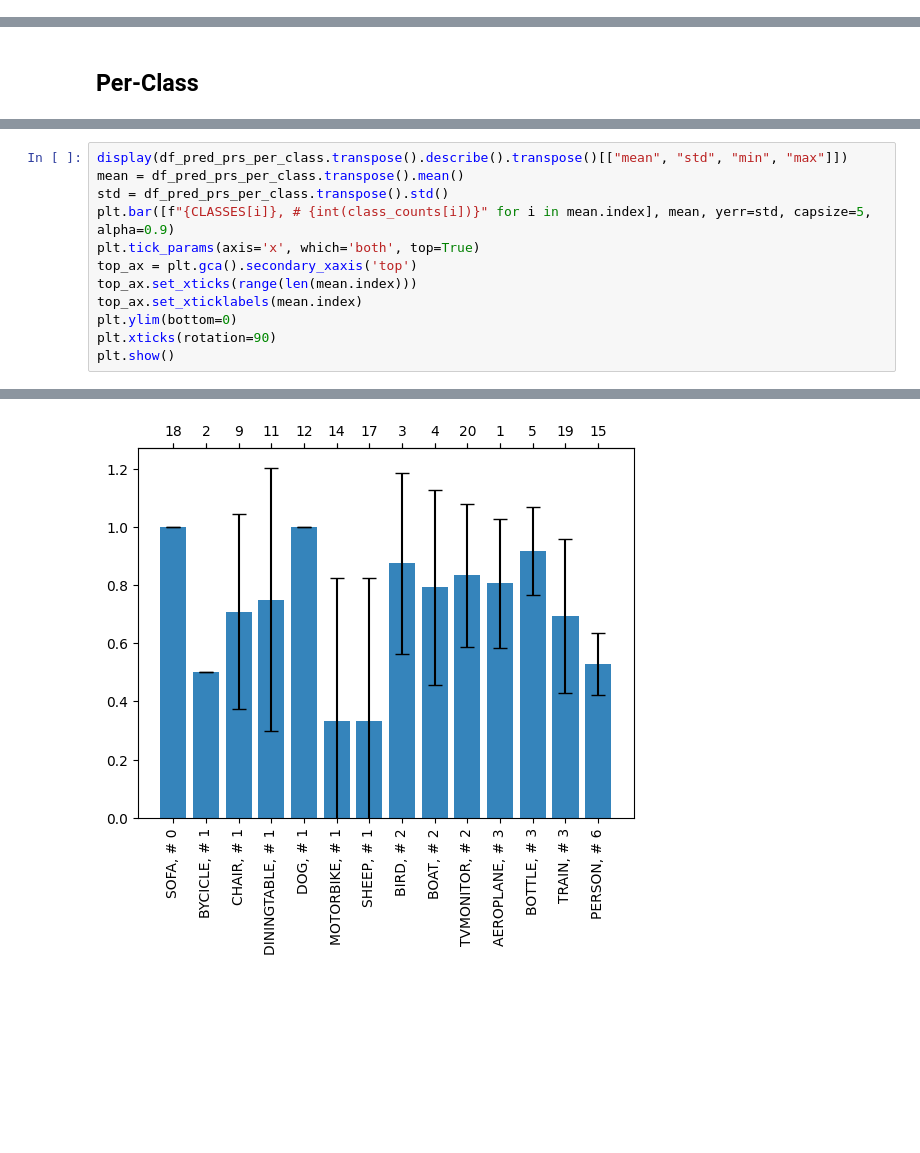
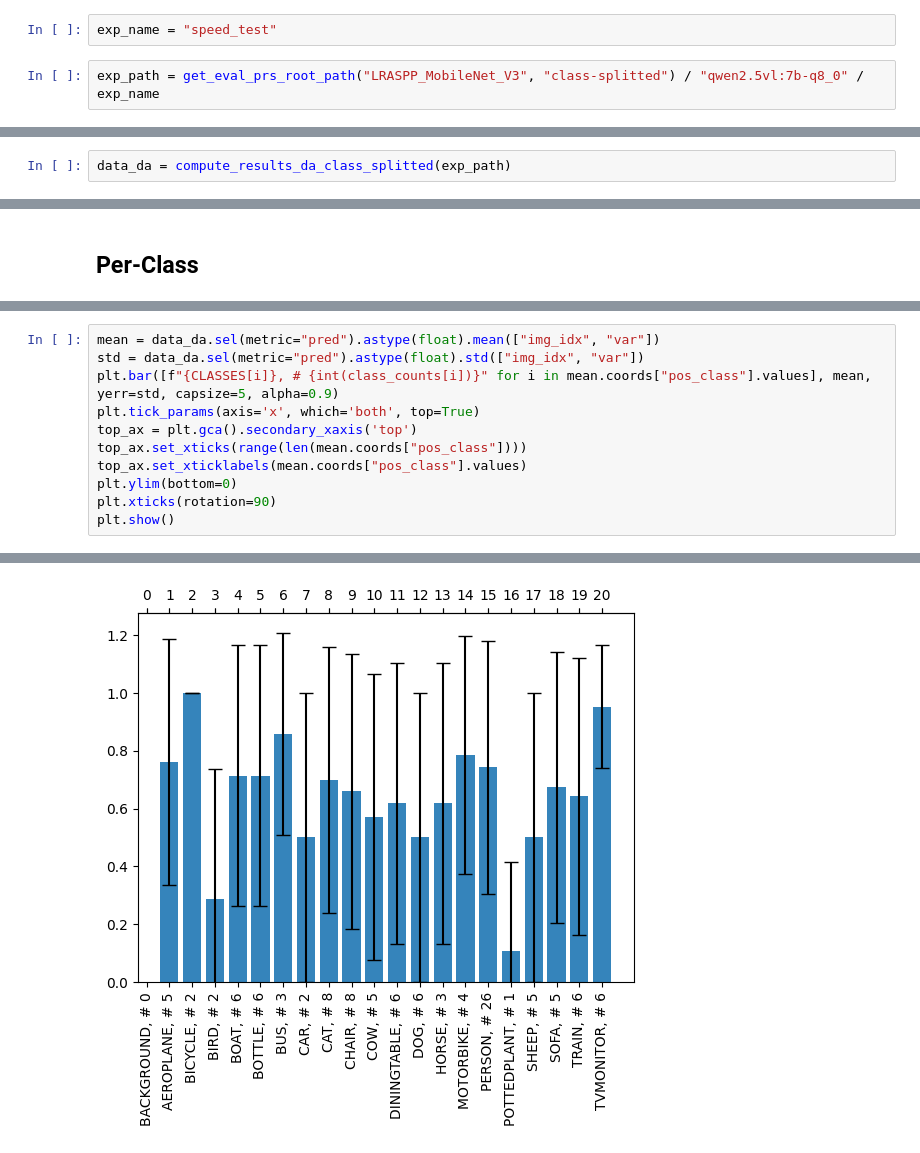
Before and after one commit to Luca-Olivieri/training-text-description-loss, a Jupyter notebook: src/notebooks/assess_class_split_diff.ipynb, the cells around one changed output, grey strips where cells are left out. Saved outputs shown, nothing was run; the diff lists cells and outputs as text; blank space fills up the shorter version.

```diff
--- a/src/notebooks/assess_class_split_diff.ipynb
+++ b/src/notebooks/assess_class_split_diff.ipynb
@@ -84,0 +23,4 @@ df_mean_score_prs_per_class.columns = exps_names
+# %%
+exp_name = "speed_test"
+# %%
+exp_path = get_eval_prs_root_path("LRASPP_MobileNet_V3", "class-splitted") / "qwen2.5vl:7b-q8_0" / exp_name
@@ -85,2 +32,4 @@ df_mean_score_prs_per_class.columns = exps_names
+# %%
+data_da = compute_results_da_class_splitted(exp_path)
 # %% [markdown]
 ## Pred
@@ -151,12 +121,11 @@ df_pred_prs_per_class = df_pred_prs_per_class.sort_values(by=['counts', "img_idx
 # %%
-display(df_pred_prs_per_class.transpose().describe().transpose()[["mean", "std", "min", "max"]])
-mean = df_pred_prs_per_class.transpose().mean()
-std = df_pred_prs_per_class.transpose().std()
-plt.bar([f"{CLASSES[i]}, # {int(class_counts[i])}" for i in mean.index], mean, yerr=std, capsize=5, alpha=0.9)
+mean = data_da.sel(metric="pred").astype(float).mean(["img_idx", "var"])
+std = data_da.sel(metric="pred").astype(float).std(["img_idx", "var"])
+plt.bar([f"{CLASSES[i]}, # {int(class_counts[i])}" for i in mean.coords["pos_class"].values], mean, yerr=std, capsize=5, alpha=0.9)
 plt.tick_params(axis='x', which='both', top=True)
 top_ax = plt.gca().secondary_xaxis('top')
-top_ax.set_xticks(range(len(mean.index)))
-top_ax.set_xticklabels(mean.index)
+top_ax.set_xticks(range(len(mean.coords["pos_class"])))
+top_ax.set_xticklabels(mean.coords["pos_class"].values)
 plt.ylim(bottom=0)
 plt.xticks(rotation=90)
 plt.show()
@@ -180 +133 @@ plt.show()
-[figure, old version]
+[figure, new version]
```
Also changed, not shown: parts of 18 cells of this notebook, 15 other files.
